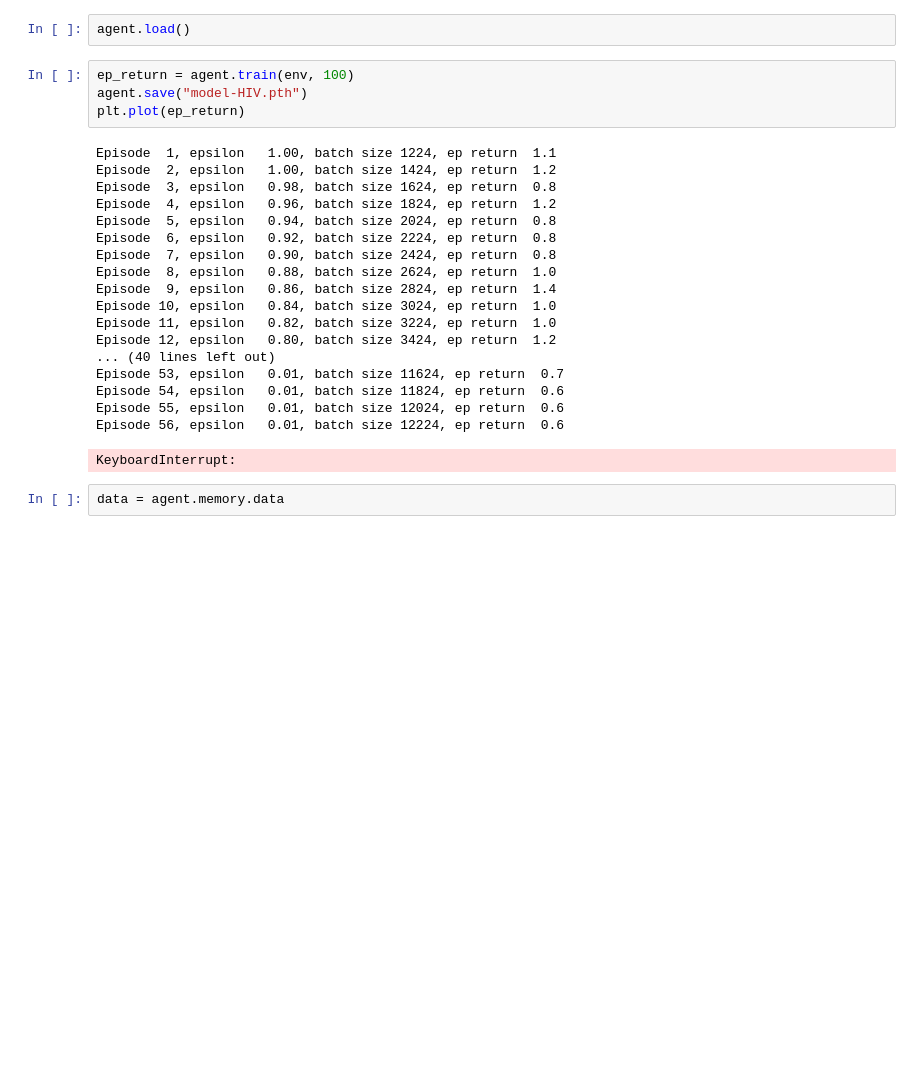
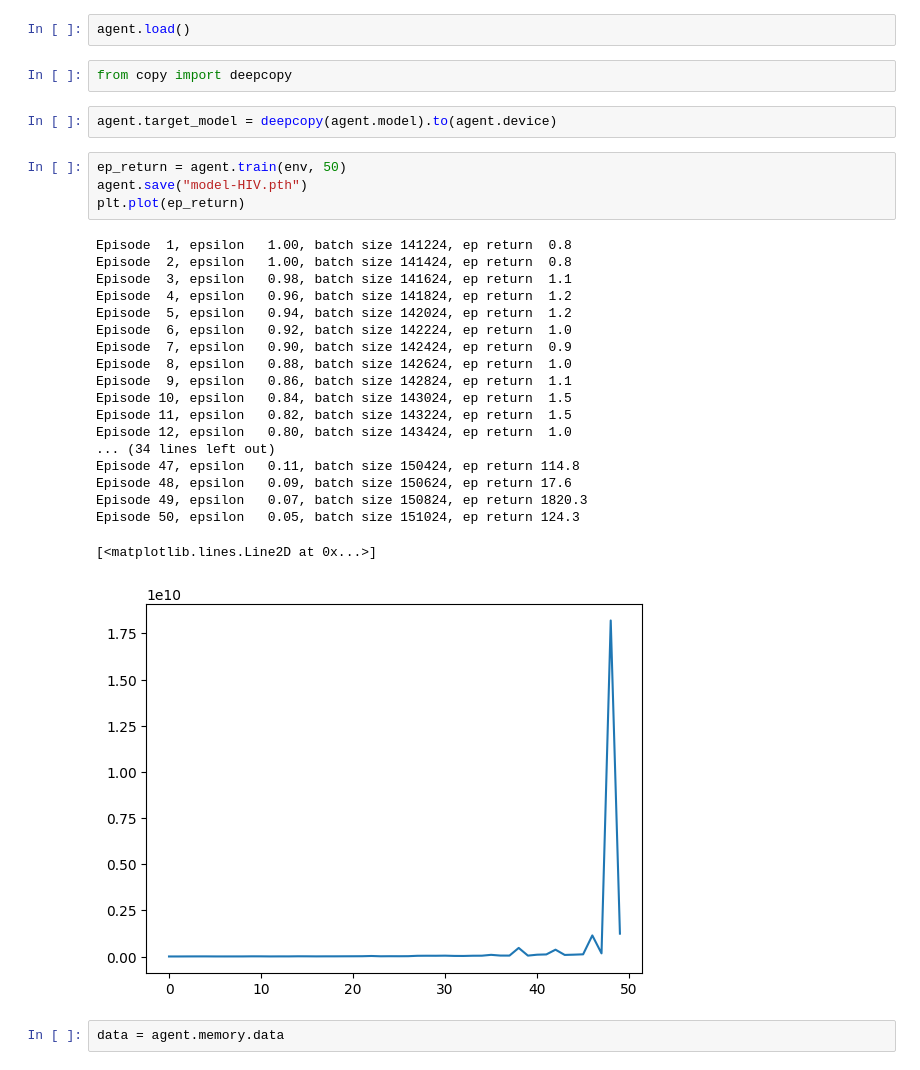
Before and after one commit to RL-MVA-2024-25/mva-rl-assignment-Inirius, a Jupyter notebook: src/test.ipynb, the cells around one changed output. Cells and saved outputs as stored; diff of their text form; blank space fills up the shorter version.

```diff
--- a/src/test.ipynb
+++ b/src/test.ipynb
@@ -22,29 +50,34 @@ os.chdir("..")
 os.chdir("./src")
 # %%
 agent.load()
+# %%
+from copy import deepcopy
+# %%
+agent.target_model = deepcopy(agent.model).to(agent.device)
 # %%
-ep_return = agent.train(env, 100)
+ep_return = agent.train(env, 50)
 agent.save("model-HIV.pth")
 plt.plot(ep_return)
 # %% [output]
-Episode  1, epsilon   1.00, batch size 1224, ep return  1.1
-Episode  2, epsilon   1.00, batch size 1424, ep return  1.2
-Episode  3, epsilon   0.98, batch size 1624, ep return  0.8
-Episode  4, epsilon   0.96, batch size 1824, ep return  1.2
-Episode  5, epsilon   0.94, batch size 2024, ep return  0.8
-Episode  6, epsilon   0.92, batch size 2224, ep return  0.8
-Episode  7, epsilon   0.90, batch size 2424, ep return  0.8
-Episode  8, epsilon   0.88, batch size 2624, ep return  1.0
-Episode  9, epsilon   0.86, batch size 2824, ep return  1.4
-Episode 10, epsilon   0.84, batch size 3024, ep return  1.0
-Episode 11, epsilon   0.82, batch size 3224, ep return  1.0
-Episode 12, epsilon   0.80, batch size 3424, ep return  1.2
-... (40 lines left out)
-Episode 53, epsilon   0.01, batch size 11624, ep return  0.7
-Episode 54, epsilon   0.01, batch size 11824, ep return  0.6
-Episode 55, epsilon   0.01, batch size 12024, ep return  0.6
-Episode 56, epsilon   0.01, batch size 12224, ep return  0.6
+Episode  1, epsilon   1.00, batch size 141224, ep return  0.8
+Episode  2, epsilon   1.00, batch size 141424, ep return  0.8
+Episode  3, epsilon   0.98, batch size 141624, ep return  1.1
+Episode  4, epsilon   0.96, batch size 141824, ep return  1.2
+Episode  5, epsilon   0.94, batch size 142024, ep return  1.2
+Episode  6, epsilon   0.92, batch size 142224, ep return  1.0
+Episode  7, epsilon   0.90, batch size 142424, ep return  0.9
+Episode  8, epsilon   0.88, batch size 142624, ep return  1.0
+Episode  9, epsilon   0.86, batch size 142824, ep return  1.1
+Episode 10, epsilon   0.84, batch size 143024, ep return  1.5
+Episode 11, epsilon   0.82, batch size 143224, ep return  1.5
+Episode 12, epsilon   0.80, batch size 143424, ep return  1.0
+... (34 lines left out)
+Episode 47, epsilon   0.11, batch size 150424, ep return 114.8
+Episode 48, epsilon   0.09, batch size 150624, ep return 17.6
+Episode 49, epsilon   0.07, batch size 150824, ep return 1820.3
+Episode 50, epsilon   0.05, batch size 151024, ep return 124.3
-KeyboardInterrupt:
+[<matplotlib.lines.Line2D at 0x...>]
+[figure, added]
 # %%
 data = agent.memory.data
 # %%
```
Also changed, not shown: parts of 4 cells of this notebook, 2 other files.
